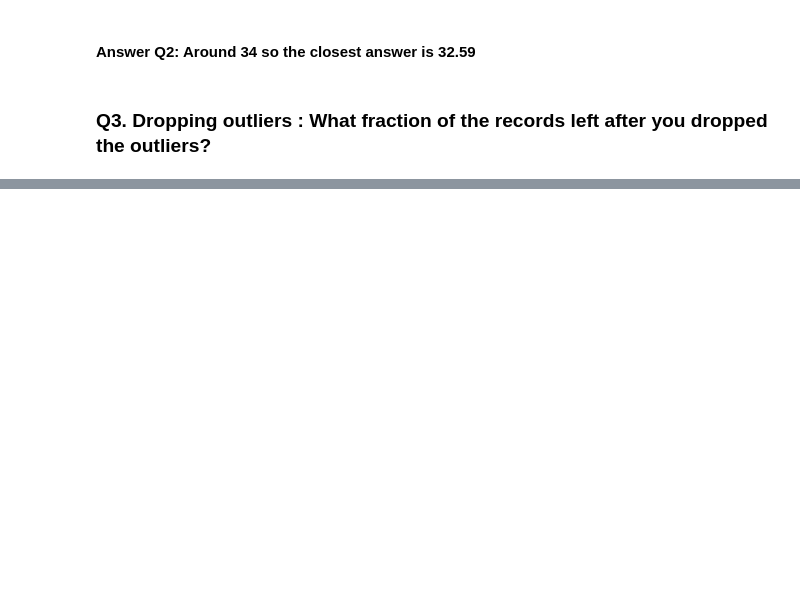
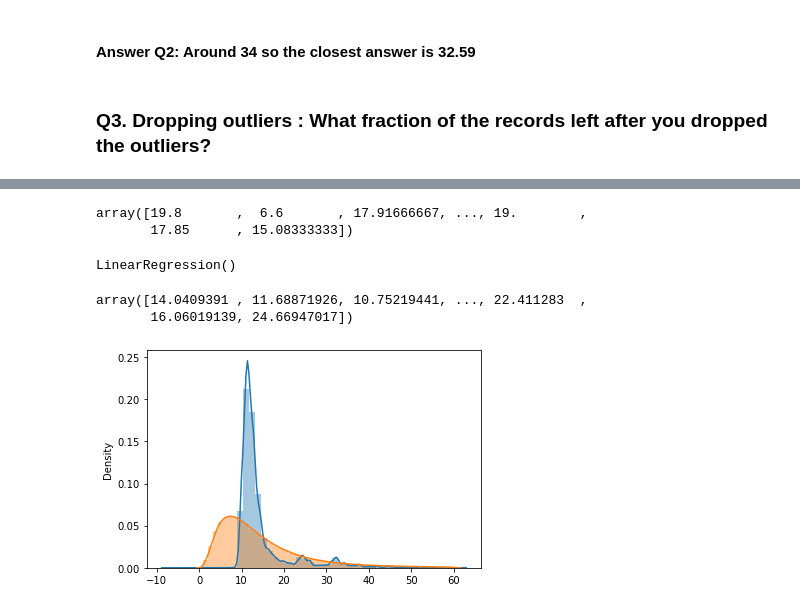
Before and after one commit to hbacard/mlops-zoomcamp, a Jupyter notebook: duration-prediction.ipynb, the cells around one changed output, grey strips where cells are left out. Saved outputs shown, nothing was run; the diff lists cells and outputs as text; code cells hidden in the pictures; blank space fills up the shorter version.

```diff
--- a/duration-prediction.ipynb
+++ b/duration-prediction.ipynb
@@ -83,0 +167,6 @@ Name: outlier, dtype: float64
+# %%
+y_train = df_jan_used.duration.values
+y_train
+# %% [output]
+array([19.8       ,  6.6       , 17.91666667, ..., 19.        ,
+       17.85      , 15.08333333])
@@ -83,0 +175,13 @@ Name: outlier, dtype: float64
+# %%
+lr = LinearRegression()
+# %%
+lr.fit(X_train, y_train)
+# %% [output]
+LinearRegression()
+# %%
+y_train_pred = lr.predict(X_train)
+# %%
+y_train_pred
+# %% [output]
+array([14.0409391 , 11.68871926, 10.75219441, ..., 22.411283  ,
+       16.06019139, 24.66947017])
@@ -83,0 +191,6 @@ Name: outlier, dtype: float64
+# %%
+sns.distplot(y_train_pred, label="prediction")
+sns.distplot(y_train, label="actual")
+plt.show()
+# %% [output]
+[figure, added]
```
Also changed, not shown: parts of 31 cells of this notebook.
